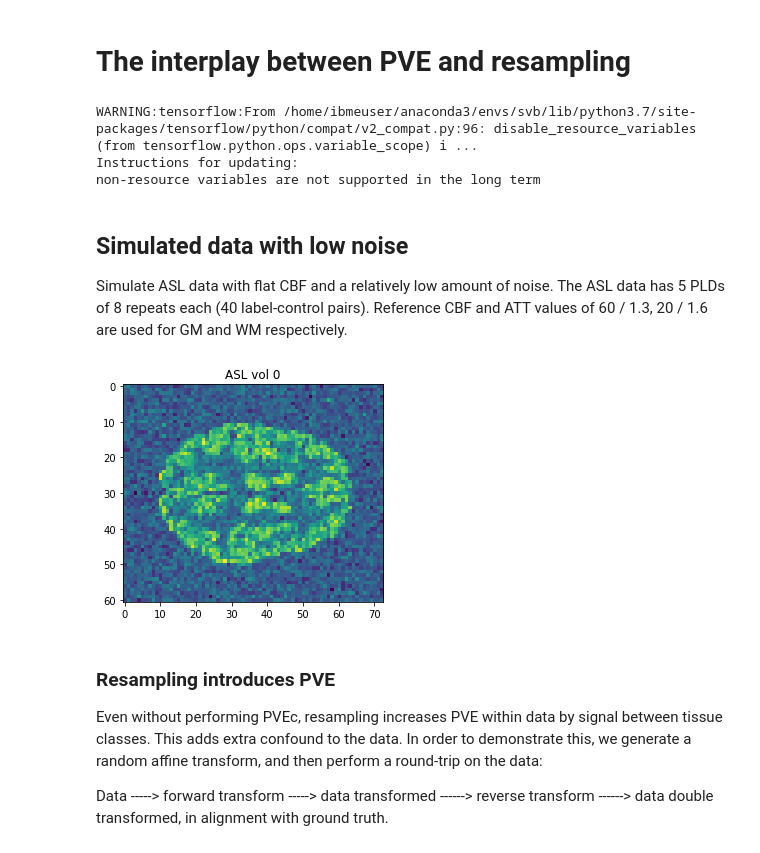
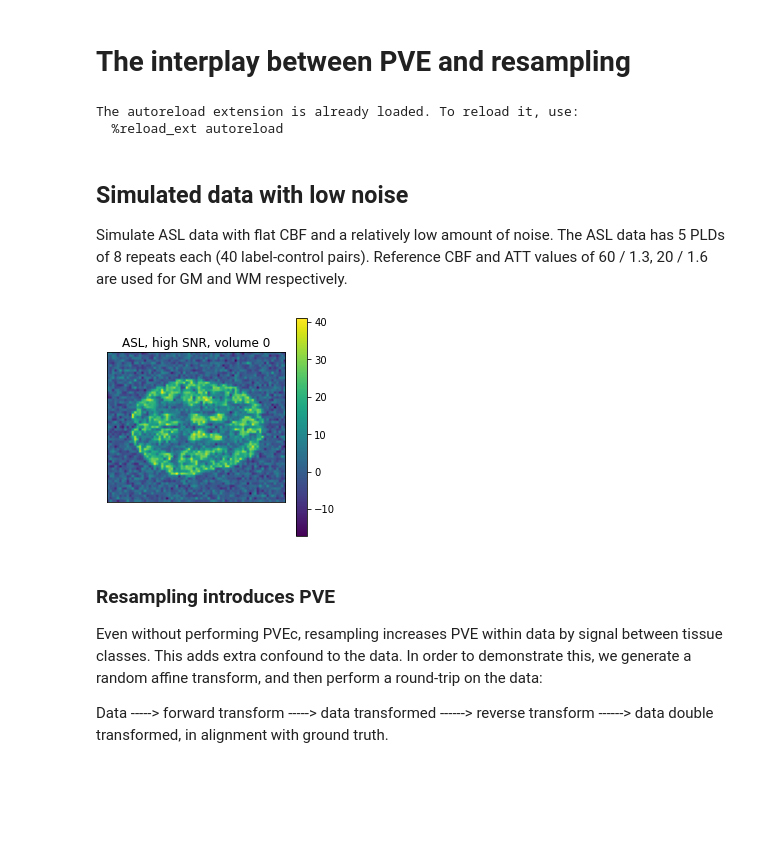
Before and after one commit to tomfrankkirk/pvec_problems, a Jupyter notebook: brain.ipynb, the cells around one changed output. Cells and saved outputs as stored; diff of their text form; code cells hidden in the pictures; blank space fills up the shorter version.

```diff
--- a/brain.ipynb
+++ b/brain.ipynb
@@ -13,13 +13,14 @@ from prepare_data import SIM_ROOT, REAL_ROOT, N_REPEATS
 from helpers import load_basil, load_lr, load_oxasl, load_oxasl_lr
 from scipy.ndimage import binary_erosion
 from scipy import stats
+from shutil import copytree
 
 cmap = np.array(get_cmap('tab10').colors)
 loadnii = lambda p: nibabel.load(str(p)).get_fdata()
+FIGSIZE = 4
 # %% [output]
-WARNING:tensorflow:From /home/ibmeuser/anaconda3/envs/svb/lib/python3.7/site-packages/tensorflow/python/compat/v2_compat.py:96: disable_resource_variables (from tensorflow.python.ops.variable_scope) i ...
-Instructions for updating:
-non-resource variables are not supported in the long term
+The autoreload extension is already loaded. To reload it, use:
+  %reload_ext autoreload
 # %% [markdown]
 ## Simulated data with low noise
 
@@ -31,11 +32,16 @@ wmmask = (pvs[...,1] > 0.05)
 gmmask = (pvs[...,0] > 0.05)
 # %%
 asl = nibabel.load(str(SIM_ROOT / 'asl_native.nii.gz')).get_fdata()
+plt.figure(figsize=(FIGSIZE,FIGSIZE))
 plt.imshow(asl[...,28,0])
-plt.title('ASL vol 0')
+plt.title('ASL, high SNR, volume 0')
+plt.xticks([])
+plt.yticks([])
+plt.colorbar()
+plt.savefig('figs/sim_asl_highsnr_vol0.png', dpi=250)
 plt.show()
 # %% [output]
-[figure, old version]
+[figure, new version]
 # %% [markdown]
 ### Resampling introduces PVE
 
```
Also changed, not shown: parts of 29 cells of this notebook, 2 other files.
